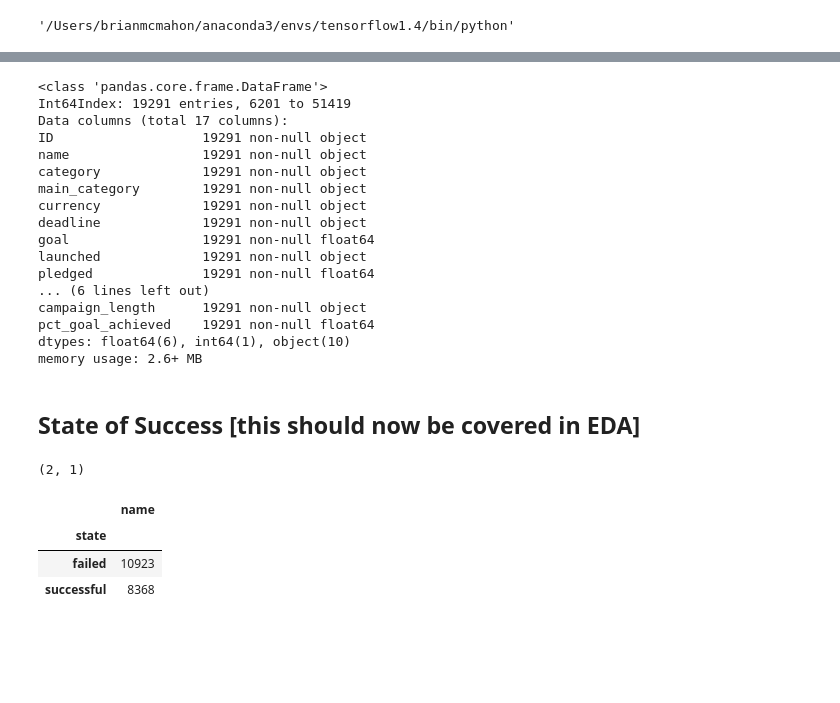
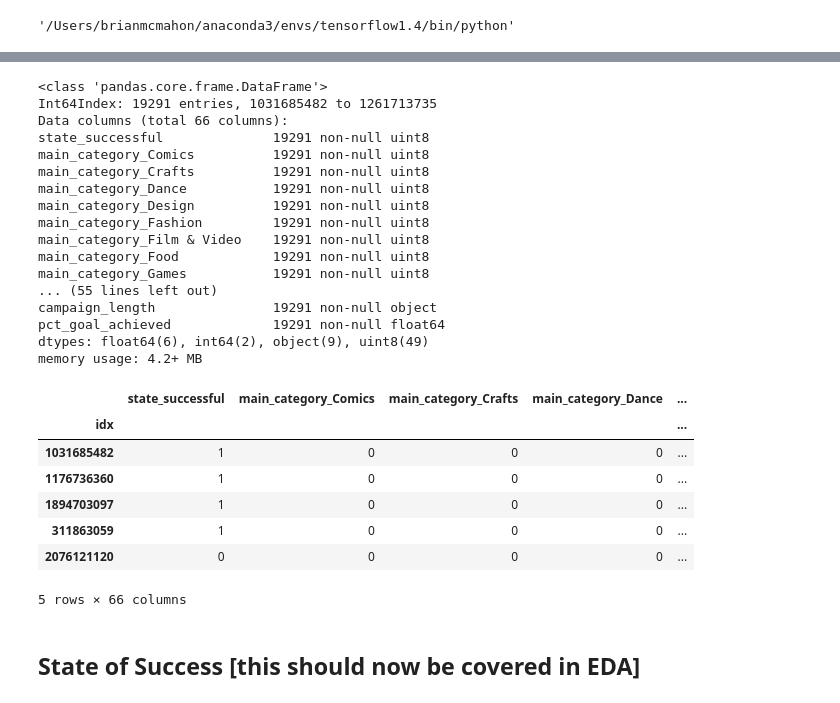
Before and after one commit to cipher813/McMahon_Metis, a Jupyter notebook: Project_3/3_Kickstarter_Export_to_SQL.ipynb, the cells around one changed output, grey strips where cells are left out. Saved outputs shown, nothing was run; the diff lists cells and outputs as text; code cells hidden in the pictures; blank space fills up the shorter version.

Commit message:
updated dummy data

```diff
--- a/Project_3/3_Kickstarter_Export_to_SQL.ipynb
+++ b/Project_3/3_Kickstarter_Export_to_SQL.ipynb
@@ -61,7 +54,7 @@ df['launched'] = df['launched'].apply(lambda x: x.strftime('%Y-%m-%d'))
 df['launched'] = pd.to_datetime(df['launched'])
 df = df.sort_values(['deadline'], ascending=[False])
 df['campaign_length'] = (df['deadline'] - df['launched']).apply(to_str)
-df['pct_goal_achieved'] = (df['usd_pledged_real'] / df['usd_goal_real'])*100
+df['pct_goal_achieved'] = round((df['usd_pledged_real'] / df['usd_goal_real'])*100,1)
 # df = df.set_index('ID')
 print(df.shape)
 df.head()
@@ -90,6 +83,8 @@ df.tail()
 | 28603 | 1145118881 | Softball Ring Box | Games | Games | USD | 2017-07-07 | 150.0 | 2017-07-02 | 65.0 | failed | ... |
 | 51419 | 1261713735 | 101 Piano Songs. 1 Album | Classical Music | Music | USD | 2017-07-05 | 1000.0 | 2017-07-02 | 33.0 | failed | ... |
 # %%
-df['ID'] = df['ID'].apply(to_str)
+# df['ID'] = df['ID'].apply(to_str)
 df['deadline'] = df['deadline'].apply(to_str)
 df['launched'] = df['launched'].apply(to_str)
+df['idx'] = df['ID']
+df = df.set_index('idx')
@@ -95,0 +109,7 @@ df['launched'] = df['launched'].apply(to_str)
+# %%
+df_dummies = pd.get_dummies(df[['state','main_category','country','currency']],drop_first=True)
+# df['state'] = pd.get_dummies(df['state'])
+# df['main_category'] = pd.get_dummies(df['main_category'])
+# df['country'] = pd.get_dummies(df['country'])
+# df['currency'] = pd.get_dummies(df['currency'])
+df['ID'].head()
@@ -95,0 +124,4 @@ df['launched'] = df['launched'].apply(to_str)
+# %%
+df = df_dummies.merge(df,how='inner',left_index=True, right_index=True)
+
+df.columns
@@ -97,22 +149,33 @@ df['launched'] = df['launched'].apply(to_str)
 df.info()
 # %% [output]
 <class 'pandas.core.frame.DataFrame'>
-Int64Index: 19291 entries, 6201 to 51419
-Data columns (total 17 columns):
-ID                   19291 non-null object
-name                 19291 non-null object
-category             19291 non-null object
-main_category        19291 non-null object
-currency             19291 non-null object
-deadline             19291 non-null object
-goal                 19291 non-null float64
-launched             19291 non-null object
-pledged              19291 non-null float64
-... (6 lines left out)
-campaign_length      19291 non-null object
-pct_goal_achieved    19291 non-null float64
-dtypes: float64(6), int64(1), object(10)
-memory usage: 2.6+ MB
+Int64Index: 19291 entries, 1031685482 to 1261713735
+Data columns (total 66 columns):
+state_successful              19291 non-null uint8
+main_category_Comics          19291 non-null uint8
+main_category_Crafts          19291 non-null uint8
+main_category_Dance           19291 non-null uint8
+main_category_Design          19291 non-null uint8
+main_category_Fashion         19291 non-null uint8
+main_category_Film & Video    19291 non-null uint8
+main_category_Food            19291 non-null uint8
+main_category_Games           19291 non-null uint8
+... (55 lines left out)
+campaign_length               19291 non-null object
+pct_goal_achieved             19291 non-null float64
+dtypes: float64(6), int64(2), object(9), uint8(49)
+memory usage: 4.2+ MB
+# %%
+df.head()
+# %% [output]
+|  | state_successful | main_category_Comics | main_category_Crafts | main_category_Dance | ... |
+| idx |  |  |  |  | ... |
+| 1031685482 | 1 | 0 | 0 | 0 | ... |
+| 1176736360 | 1 | 0 | 0 | 0 | ... |
+| 1894703097 | 1 | 0 | 0 | 0 | ... |
+| 311863059 | 1 | 0 | 0 | 0 | ... |
+| 2076121120 | 0 | 0 | 0 | 0 | ... |
+5 rows × 66 columns
 # %%
 try:
     df.to_sql("kickstarter_data", engine, chunksize=20000, if_exists='replace')
@@ -126,14 +189,8 @@ except Exception as e:
 # %% [markdown]
 ## State of Success [this should now be covered in EDA]
 # %%
-df_state = df.groupby(["state"]).count().sort_values(['name'], ascending=[False])
-df_state = pd.DataFrame(df_state, columns={'name'})
-print(df_state.shape)
-df_state
+# df_state = df.groupby(["state"]).count().sort_values(['name'], ascending=[False])
+# df_state = pd.DataFrame(df_state, columns={'name'})
+# print(df_state.shape)
+# df_state
-# %% [output]
-(2, 1)
-|  | name |
-| state |  |
-| failed | 10923 |
-| successful | 8368 |
 # %%
```
Also changed, not shown: parts of 15 cells of this notebook, 7 other files.
